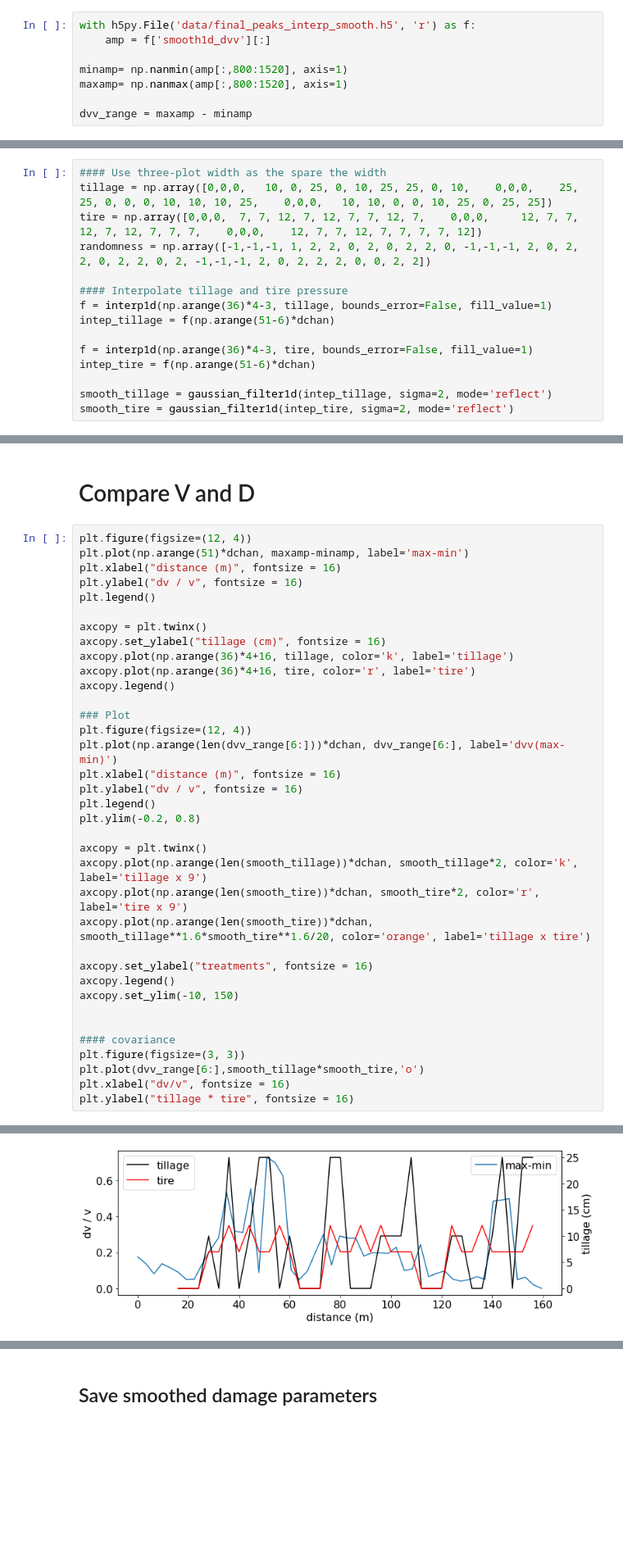
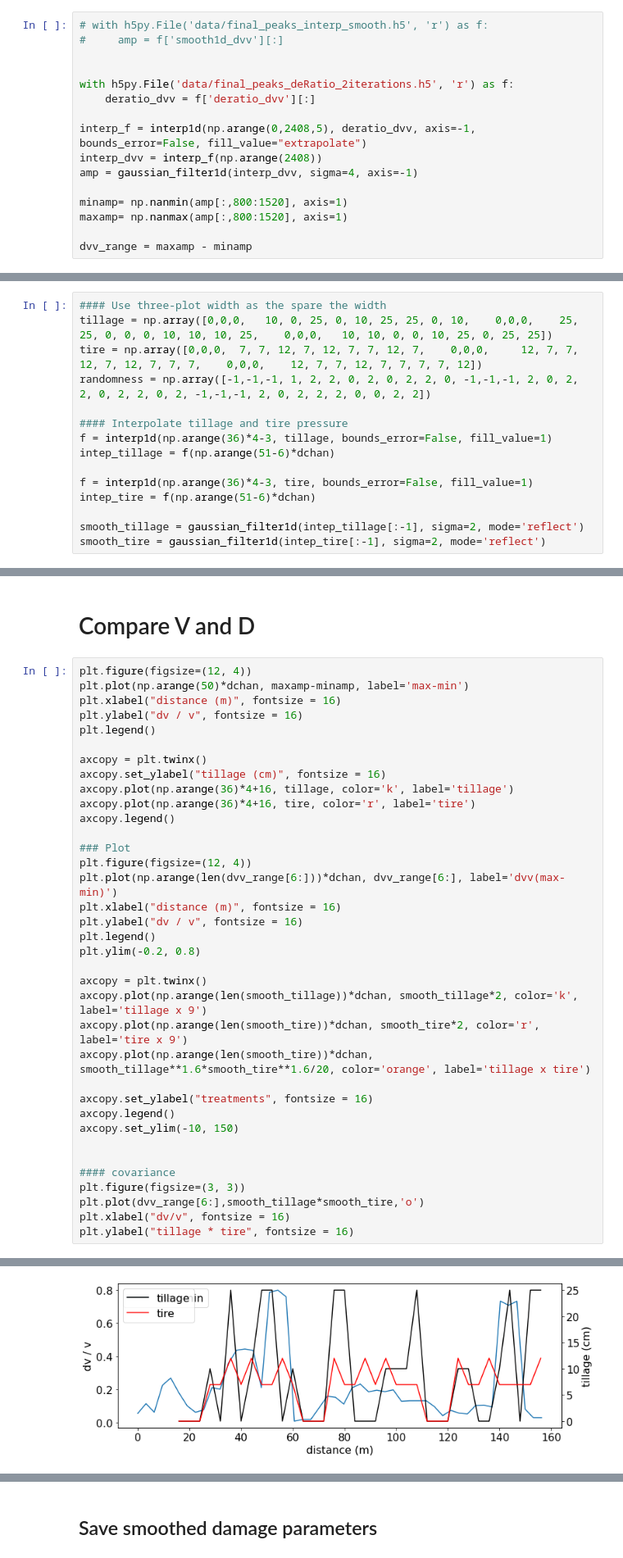
Before and after one commit to Denolle-Lab/FarmDAS, a Jupyter notebook: dvv_and_model/Fig3_spatial_damage.ipynb, the cells around one changed output, grey strips where cells are left out. Shown at 82% size. Cells and saved outputs as stored; diff of their text form; blank space fills up the shorter version.

```diff
--- a/dvv_and_model/Fig3_spatial_damage.ipynb
+++ b/dvv_and_model/Fig3_spatial_damage.ipynb
@@ -27,8 +27,16 @@ dchan = 3.19
 # %% [markdown]
 ## Data 1 -- dV/V
 # %%
-with h5py.File('data/final_peaks_interp_smooth.h5', 'r') as f:
-    amp = f['smooth1d_dvv'][:]
+# with h5py.File('data/final_peaks_interp_smooth.h5', 'r') as f:
+#     amp = f['smooth1d_dvv'][:]
+
+
+with h5py.File('data/final_peaks_deRatio_2iterations.h5', 'r') as f:
+    deratio_dvv = f['deratio_dvv'][:]
+
+interp_f = interp1d(np.arange(0,2408,5), deratio_dvv, axis=-1, bounds_error=False, fill_value="extrapolate")
+interp_dvv = interp_f(np.arange(2408))
+amp = gaussian_filter1d(interp_dvv, sigma=4, axis=-1)
 
 minamp= np.nanmin(amp[:,800:1520], axis=1)
 maxamp= np.nanmax(amp[:,800:1520], axis=1)
@@ -71,8 +79,8 @@ intep_tillage = f(np.arange(51-6)*dchan)
 f = interp1d(np.arange(36)*4-3, tire, bounds_error=False, fill_value=1)
 intep_tire = f(np.arange(51-6)*dchan)
 
-smooth_tillage = gaussian_filter1d(intep_tillage, sigma=2, mode='reflect')
-smooth_tire = gaussian_filter1d(intep_tire, sigma=2, mode='reflect')
+smooth_tillage = gaussian_filter1d(intep_tillage[:-1], sigma=2, mode='reflect')
+smooth_tire = gaussian_filter1d(intep_tire[:-1], sigma=2, mode='reflect')
 # %% [markdown]
 ## Data 4 -- Attenuation
 # %% [markdown]
@@ -216,7 +116,7 @@ plt.tight_layout()
 # Compare V and D
 # %%
 plt.figure(figsize=(12, 4))
-plt.plot(np.arange(51)*dchan, maxamp-minamp, label='max-min')
+plt.plot(np.arange(50)*dchan, maxamp-minamp, label='max-min')
 plt.xlabel("distance (m)", fontsize = 16)
 plt.ylabel("dv / v", fontsize = 16)
 plt.legend()
@@ -225,31 +125,31 @@ axcopy = plt.twinx()
 axcopy.set_ylabel("tillage (cm)", fontsize = 16)
 axcopy.plot(np.arange(36)*4+16, tillage, color='k', label='tillage')
 axcopy.plot(np.arange(36)*4+16, tire, color='r', label='tire')
 axcopy.legend()
 
 ### Plot
 plt.figure(figsize=(12, 4))
 plt.plot(np.arange(len(dvv_range[6:]))*dchan, dvv_range[6:], label='dvv(max-min)')
 plt.xlabel("distance (m)", fontsize = 16)
 plt.ylabel("dv / v", fontsize = 16)
 plt.legend()
 plt.ylim(-0.2, 0.8)
 
 axcopy = plt.twinx()
 axcopy.plot(np.arange(len(smooth_tillage))*dchan, smooth_tillage*2, color='k', label='tillage x 9')
 axcopy.plot(np.arange(len(smooth_tire))*dchan, smooth_tire*2, color='r', label='tire x 9')
 axcopy.plot(np.arange(len(smooth_tire))*dchan, smooth_tillage**1.6*smooth_tire**1.6/20, color='orange', label='tillage x tire')
 
 axcopy.set_ylabel("treatments", fontsize = 16)
 axcopy.legend()
 axcopy.set_ylim(-10, 150)
 
 
 #### covariance
 plt.figure(figsize=(3, 3))
 plt.plot(dvv_range[6:],smooth_tillage*smooth_tire,'o')
 plt.xlabel("dv/v", fontsize = 16)
 plt.ylabel("tillage * tire", fontsize = 16)
 # %% [output]
 Text(0, 0.5, 'tillage * tire')
-[figure, old version]
+[figure, new version]
```
Also changed, not shown: parts of 15 cells of this notebook, 4 other files.
